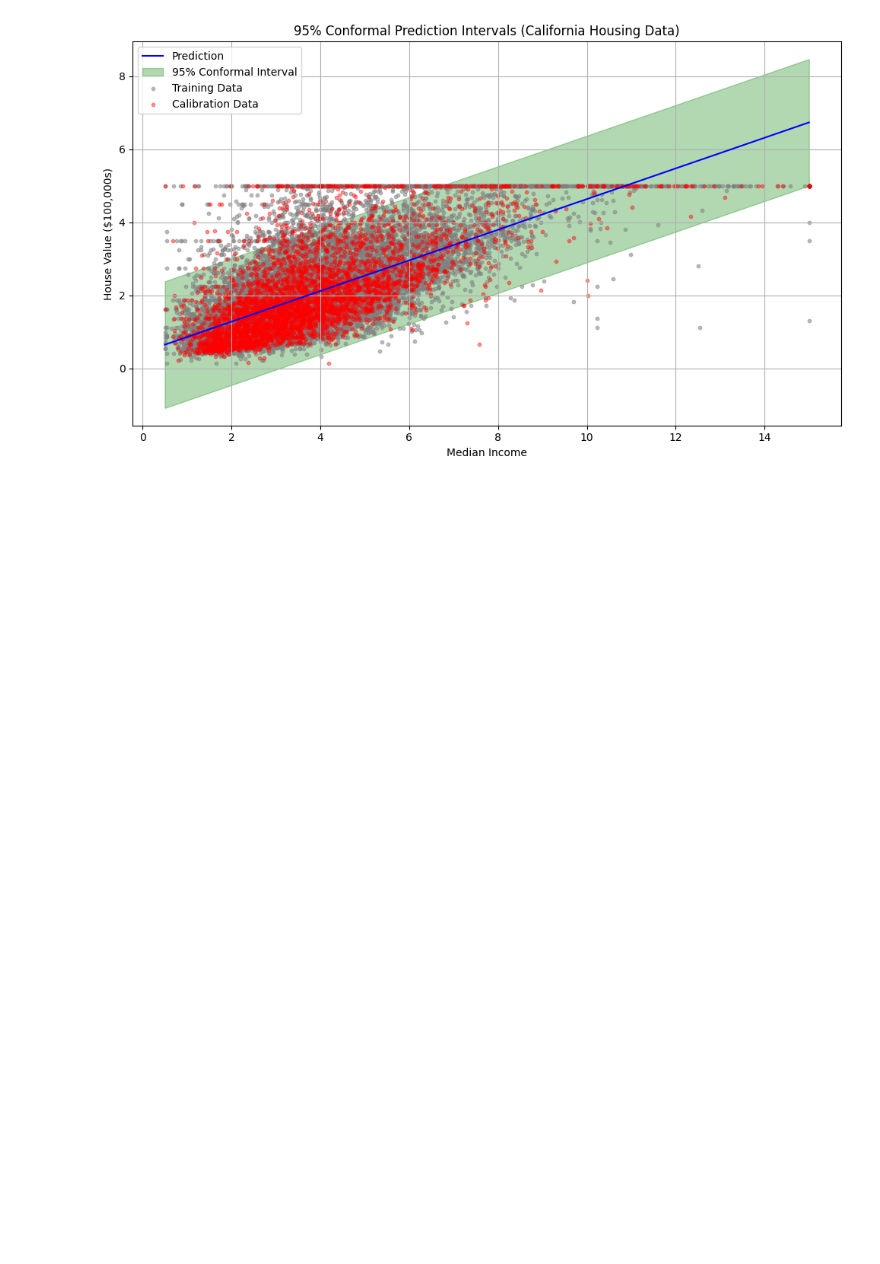
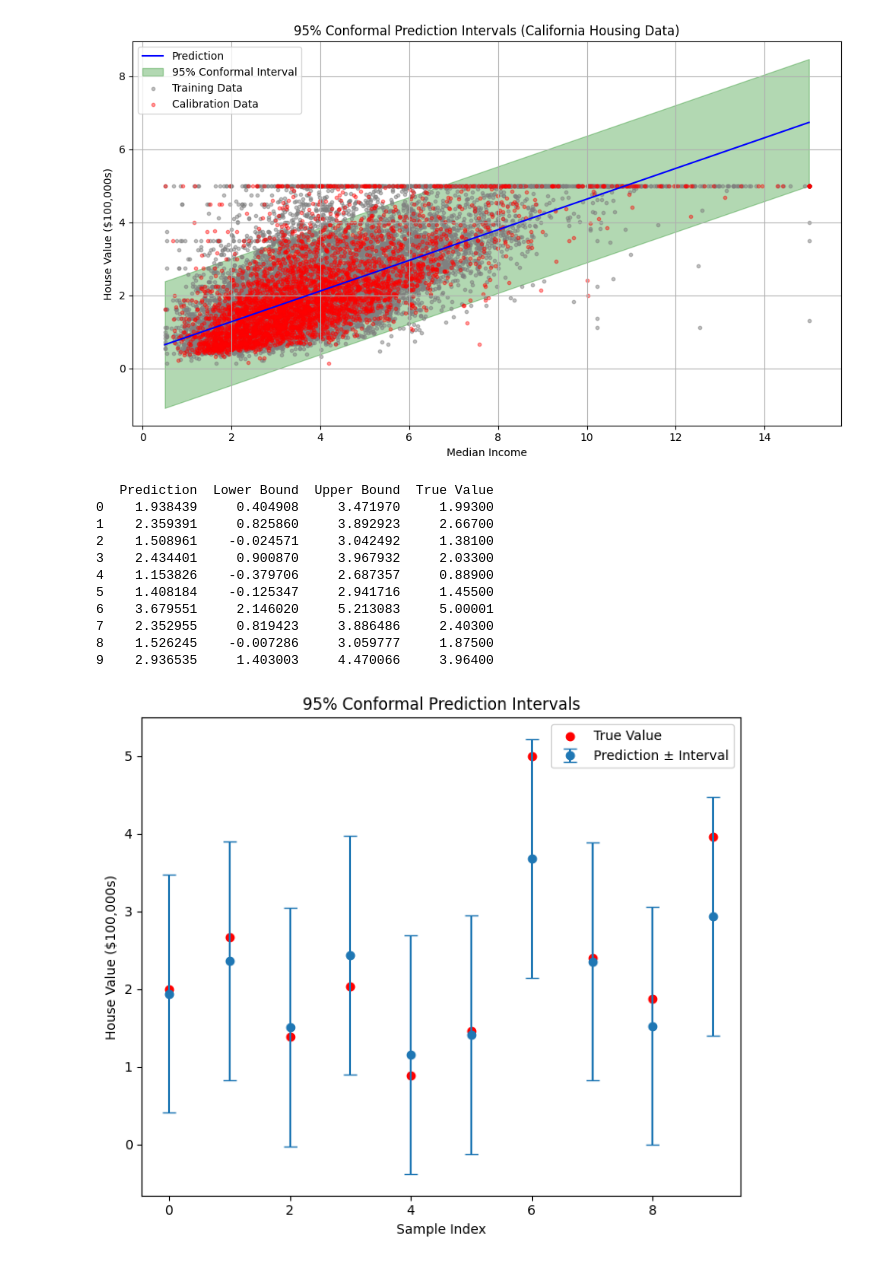
Before and after one commit to ehsan-lari/Conformal-Prediction, a Jupyter notebook: ConformalPrediction_01.ipynb, the cells around one changed output. Saved outputs shown, nothing was run; the diff lists cells and outputs as text; code cells hidden in the pictures; blank space fills up the shorter version.

```diff
--- a/ConformalPrediction_01.ipynb
+++ b/ConformalPrediction_01.ipynb
@@ -51,3 +51,71 @@ plt.tight_layout()
 plt.show()
 # %% [output]
 [figure]
+# %%
+import numpy as np
+import pandas as pd
+import matplotlib.pyplot as plt
+from sklearn.linear_model import LinearRegression
+from sklearn.datasets import fetch_california_housing
+from sklearn.model_selection import train_test_split
+
+# Load California housing data (includes 8 features)
+data = fetch_california_housing()
+X = data.data  # All features
+y = data.target  # Median house value ($100,000s)
+
+# Split data into training and calibration sets
+X_train, X_calib, y_train, y_calib = train_test_split(X, y, test_size=0.2, random_state=42)
+
+# Fit linear regression on training set
+model = LinearRegression()
+model.fit(X_train, y_train)
+
+# Predict on calibration set and compute residuals
+y_calib_pred = model.predict(X_calib)
+calib_residuals = np.abs(y_calib - y_calib_pred)
+
+# Define confidence level (95%)
+alpha = 0.05
+q = np.quantile(calib_residuals, 1 - alpha)  # Quantile of calibration residuals
+
+# Predict on the full dataset to demonstrate intervals
+y_pred = model.predict(X)
+lower = y_pred - q
+upper = y_pred + q
+
+# Display sample prediction intervals
+sample_idx = np.random.choice(len(y), size=10, replace=False)
+results = pd.DataFrame({
+    "Prediction": y_pred[sample_idx],
+    "Lower Bound": lower[sample_idx],
+    "Upper Bound": upper[sample_idx],
+    "True Value": y[sample_idx]
+})
+print(results)
+
+# Optional: visualize predicted vs. true values with interval bars
+plt.figure(figsize=(7, 6))
+plt.errorbar(range(len(sample_idx)), y_pred[sample_idx],
+             yerr=[y_pred[sample_idx] - lower[sample_idx], upper[sample_idx] - y_pred[sample_idx]],
+             fmt='o', capsize=5, label="Prediction ± Interval")
+plt.scatter(range(len(sample_idx)), y[sample_idx], color='red', label="True Value")
+plt.xlabel("Sample Index")
+plt.ylabel("House Value ($100,000s)")
+plt.title("95% Conformal Prediction Intervals")
+plt.legend()
+plt.tight_layout()
+plt.show()
+# %% [output]
+   Prediction  Lower Bound  Upper Bound  True Value
+0    1.938439     0.404908     3.471970     1.99300
+1    2.359391     0.825860     3.892923     2.66700
+2    1.508961    -0.024571     3.042492     1.38100
+3    2.434401     0.900870     3.967932     2.03300
+4    1.153826    -0.379706     2.687357     0.88900
+5    1.408184    -0.125347     2.941716     1.45500
+6    3.679551     2.146020     5.213083     5.00001
+7    2.352955     0.819423     3.886486     2.40300
+8    1.526245    -0.007286     3.059777     1.87500
+9    2.936535     1.403003     4.470066     3.96400
+[figure, added]
```
